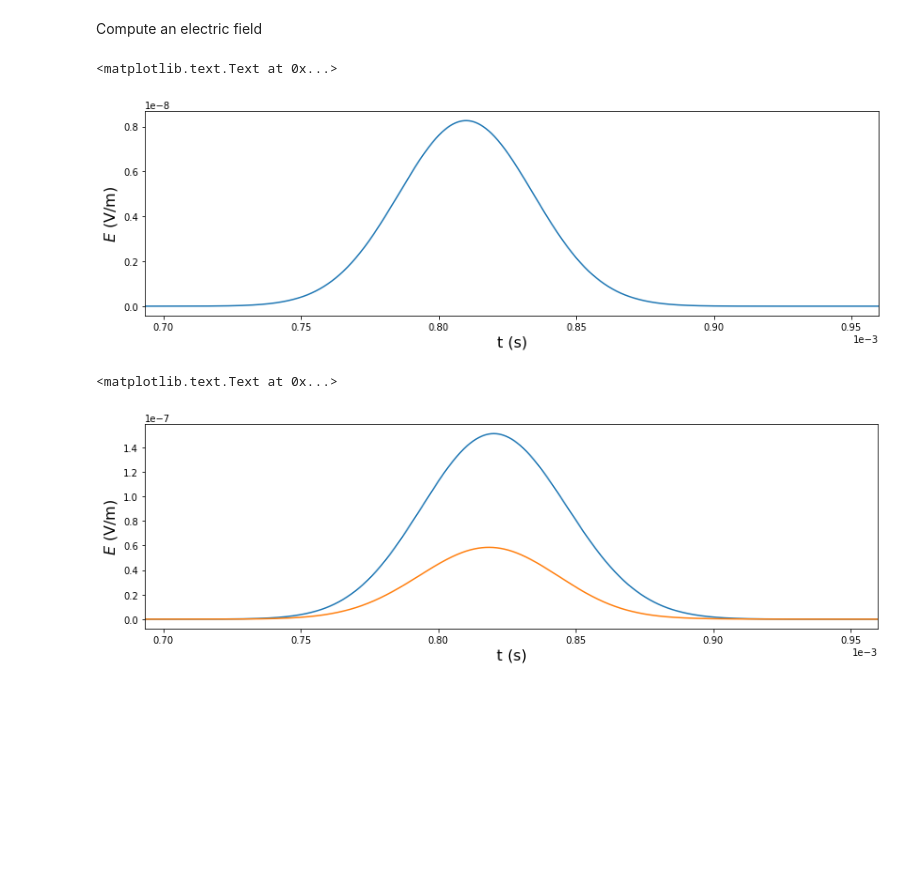
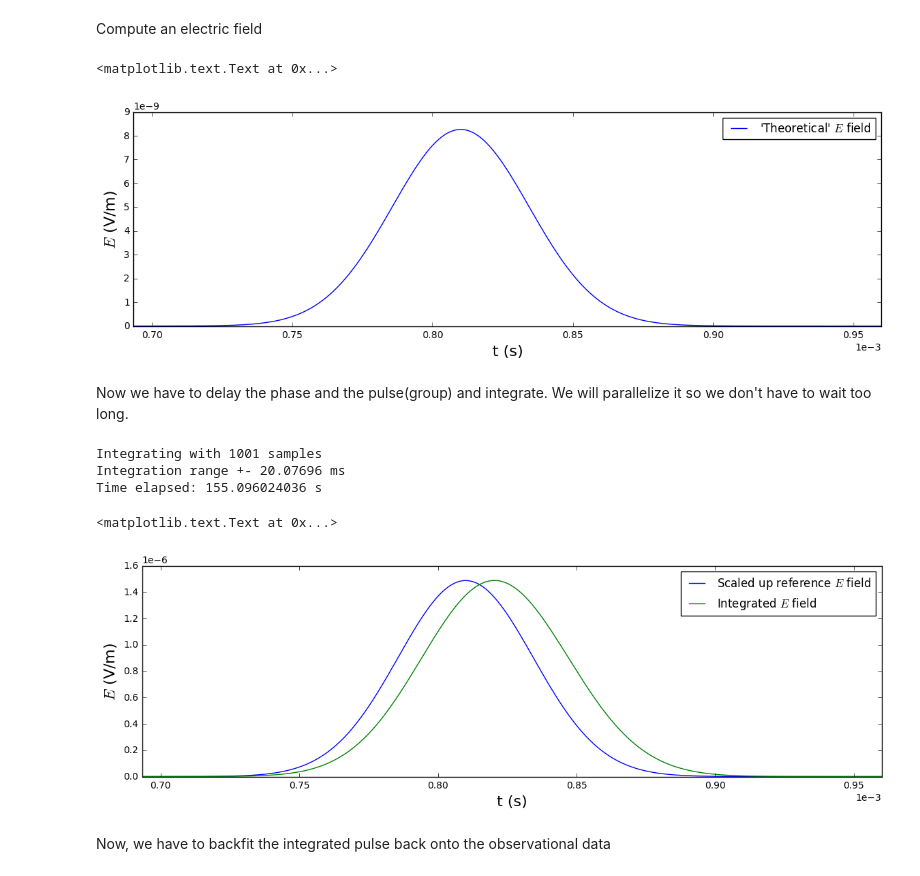
Before and after one commit to quantumfx/binary-lens, a Jupyter notebook: lens_simulation_gauss_pulse.ipynb, the cells around one changed output. Drawn from its saved outputs; the diff is of its cells as text; code cells hidden in the pictures; blank space fills up the shorter version.

Commit message:
Added up to backfitting

```diff
--- a/lens_simulation_gauss_pulse.ipynb
+++ b/lens_simulation_gauss_pulse.ipynb
@@ -98,39 +105,50 @@ a = 109797  # rt(kg)*m/s^2/A; a = sqrt(2*16MHz/(c*n*epsilon_0)), conversion fact
 
 b = 1e-13   # rt(kg)/s; a*b = 1.1e-8 V/m
 
-E_field_ref = a*b*pulse_ref*phase_ref
+E_field_ref = a*b*envel_ref*phase_ref
 E_field_ref = np.roll(E_field_ref, (int)(1e-5*insample))
 # %%
 plt.figure(figsize=(14,4))
-plt.plot(t, np.abs(E_field_ref))
+plt.plot(t, np.abs(E_field_ref), label="\'Theoretical\' $E$ field")
 plt.ticklabel_format(style='sci', axis='both', scilimits=(0,0))
 plt.xlim((n/2-n/15)*intime,(n/2+n/10)*intime)
+plt.legend(loc="best")
 plt.xlabel('t (s)', fontsize=16)
 plt.ylabel(r'$E$ (V/m)', fontsize=16)
 # %% [output]
 <matplotlib.text.Text at 0x...>
-[figure, old version]
+[figure, new version]
+# %% [markdown]
+Now we have to delay the phase and the pulse(group) and integrate. We will parallelize it so we don't have to wait too long.
 # %%
-from joblib import Parallel, delayed
-
-E_field = np.zeros(n, dtype=np.complex128)
-E_tot = np.zeros(n, dtype=np.complex128)
-pulse = np.zeros(n, dtype=np.complex128)
-phase = np.zeros(n, dtype=np.complex128)
-
-k_int = 10 # Integration range = +-lim*k_int
+k_int = 100 # Integration range = +-lim*k_int
+            # How much should k_int be? k_int ~10 seems to just scale the original E field up,
+            # ie. they're all in phase. k_int ~100 shows a stronger effect of shifting towards
+            # and broadening?
 lim = (int)(np.sqrt(p_phase*2*R)*insample) # How far does tau_geom have to go to get to one period of E oscillation
 lim *= k_int
 
 # The last argument should be >> 2*k_int to resolve oscillations of E
-int_domain = np.linspace(-lim, lim, 10)
+int_domain = np.linspace(-lim, lim, 1001)
 
-def
-
-#Parallel(n_jobs=2)(
-for i in int_domain:
-    #print i*intime
+def delay_field(i):
     phase = np.roll(phase_ref, (int)(tau_phase(i*intime)*insample))
-    pulse = np.roll(pulse_ref, (int)(tau_group(i*intime)*insample))
-    E_field = a*b*phase*pulse
-    E_tot += E_field
+    envel = np.roll(envel_ref, (int)(tau_group(i*intime)*insample))
+    E_field = a*b*phase*envel
+    return E_field
+# %%
+from time import time
+E_tot = np.zeros(n, dtype=np.complex128)
+
+print 'Integrating with', int_domain.size, 'samples'
+print 'Integration range +-', lim*intime*1e3, 'ms'
+
+tick = time()
+for i in int_domain:
+    E_tot += delay_field(i)
+
+print 'Time elapsed:', time() - tick, 's'
+# %% [output]
+Integrating with 1001 samples
+Integration range +- 20.07696 ms
+Time elapsed: 155.096024036 s
@@ -137,12 +171,15 @@ for i in int_domain:
 # %%
 plt.figure(figsize=(14,4))
 #plt.plot(t.reshape(-1,1e3).mean(axis=1), E_tot.reshape(-1,1e3).mean(axis=1)) # downsampling before plotting.
-plt.plot(t, 10*np.abs(E_field_ref)) # 'theoretical' E field scaled up for reference
-plt.plot(t, np.abs(E_tot))
+plt.plot(t, 180*np.abs(E_field_ref), label="Scaled up reference $E$ field") # 'theoretical' E field scaled up for reference
+plt.plot(t, np.abs(E_tot), label="Integrated $E$ field")
 plt.xlim((n/2-n/15)*intime,(n/2+n/10)*intime)
 plt.ticklabel_format(style='sci', axis='both', scilimits=(0,0))
+plt.legend(loc="best")
 plt.xlabel('t (s)', fontsize=16)
 plt.ylabel(r'$E$ (V/m)', fontsize=16)
 # %% [output]
 <matplotlib.text.Text at 0x...>
-[figure, old version]
+[figure, new version]
+# %% [markdown]
+Now, we have to backfit the integrated pulse back onto the observational data
```
Also changed, not shown: parts of 11 cells of this notebook.
